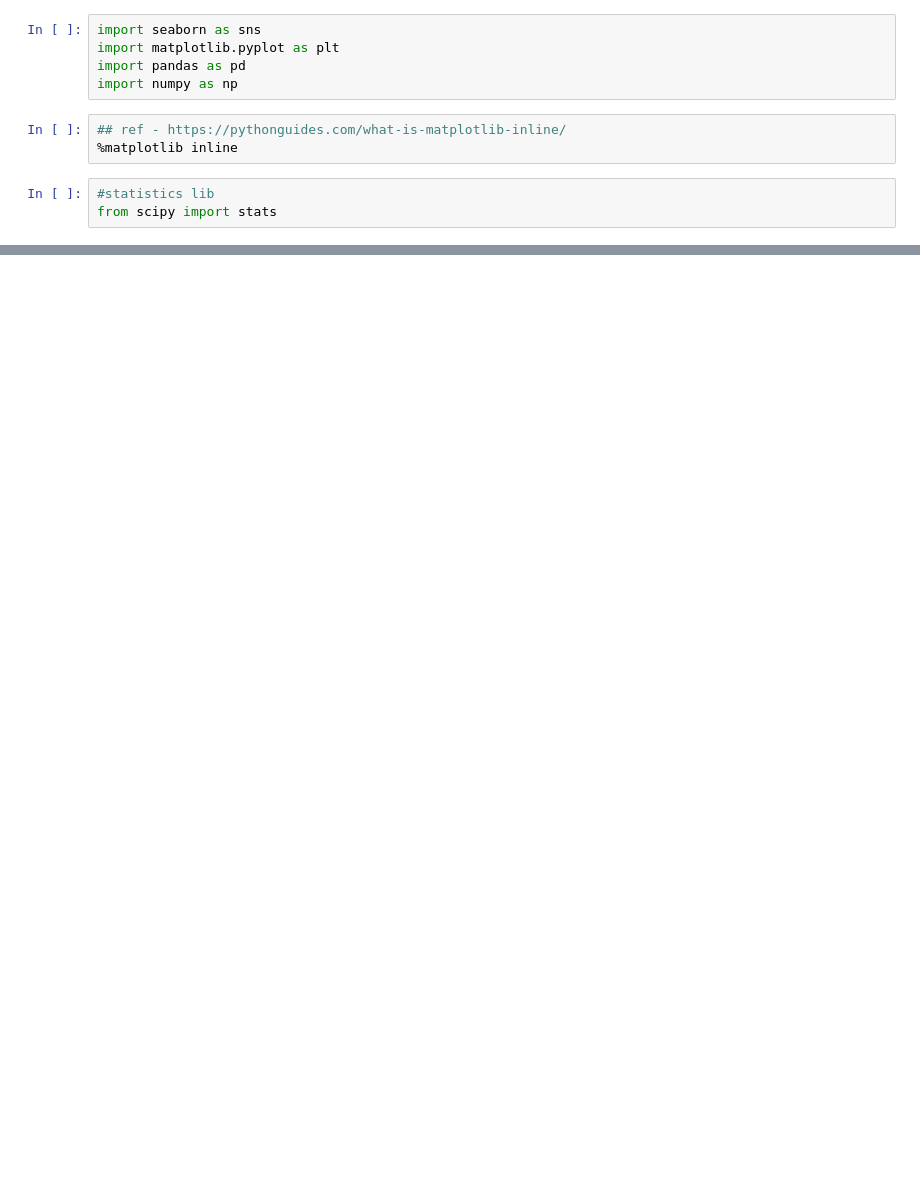
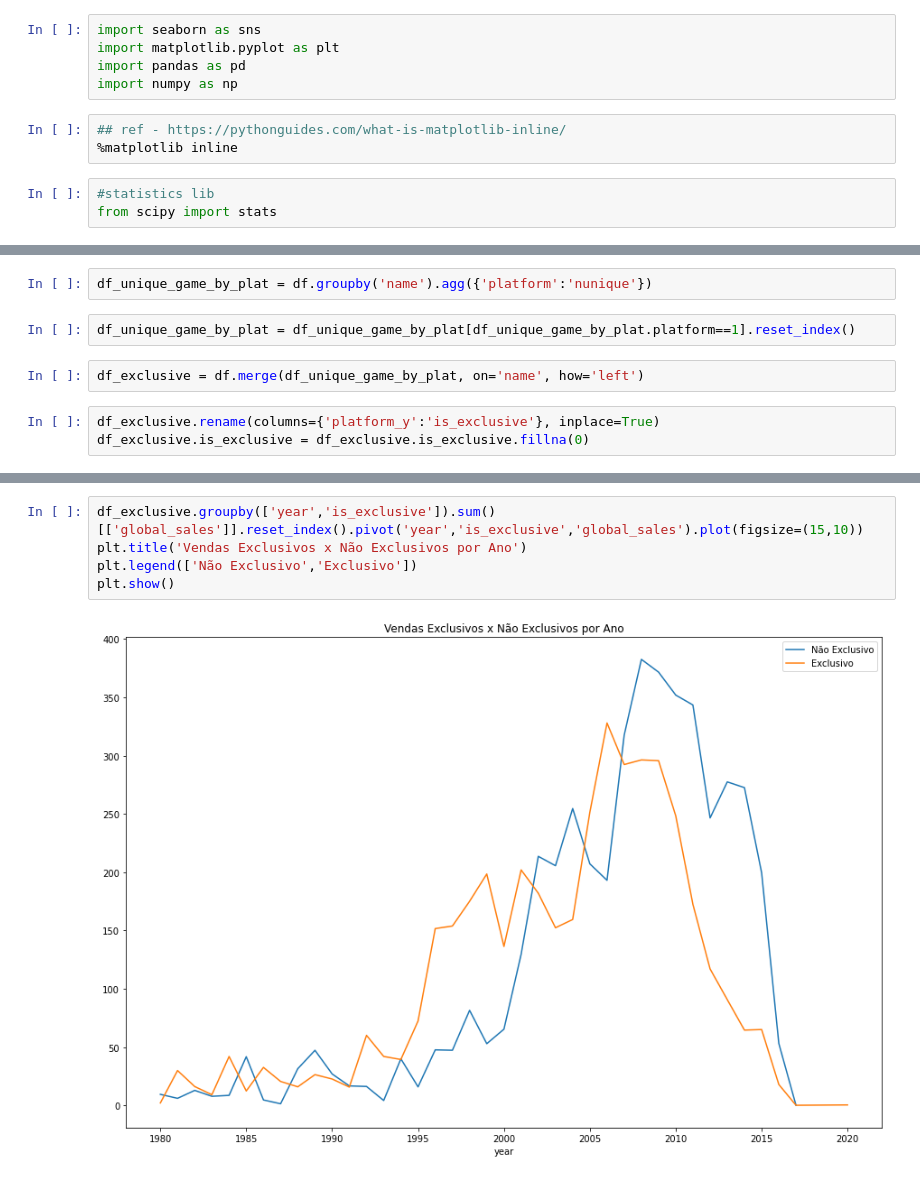
Before and after one commit to RaphaelEiras/colorizando-fotos, a Jupyter notebook: EDA_III_Prática_Juntos.ipynb, the cells around one changed output, grey strips where cells are left out. Cells and saved outputs as stored; diff of their text form; blank space fills up the shorter version.

```diff
--- a/EDA_III_Prática_Juntos.ipynb
+++ b/EDA_III_Prática_Juntos.ipynb
@@ -59,0 +340,9 @@ from scipy import stats
+# %%
+df_unique_game_by_plat = df.groupby('name').agg({'platform':'nunique'})
+# %%
+df_unique_game_by_plat = df_unique_game_by_plat[df_unique_game_by_plat.platform==1].reset_index()
+# %%
+df_exclusive = df.merge(df_unique_game_by_plat, on='name', how='left')
+# %%
+df_exclusive.rename(columns={'platform_y':'is_exclusive'}, inplace=True)
+df_exclusive.is_exclusive = df_exclusive.is_exclusive.fillna(0)
@@ -59,0 +358,7 @@ from scipy import stats
+# %%
+df_exclusive.groupby(['year','is_exclusive']).sum()[['global_sales']].reset_index().pivot('year','is_exclusive','global_sales').plot(figsize=(15,10))
+plt.title('Vendas Exclusivos x Não Exclusivos por Ano')
+plt.legend(['Não Exclusivo','Exclusivo'])
+plt.show()
+# %% [output]
+[figure, added]
```
Also changed, not shown: parts of 35 cells of this notebook.
